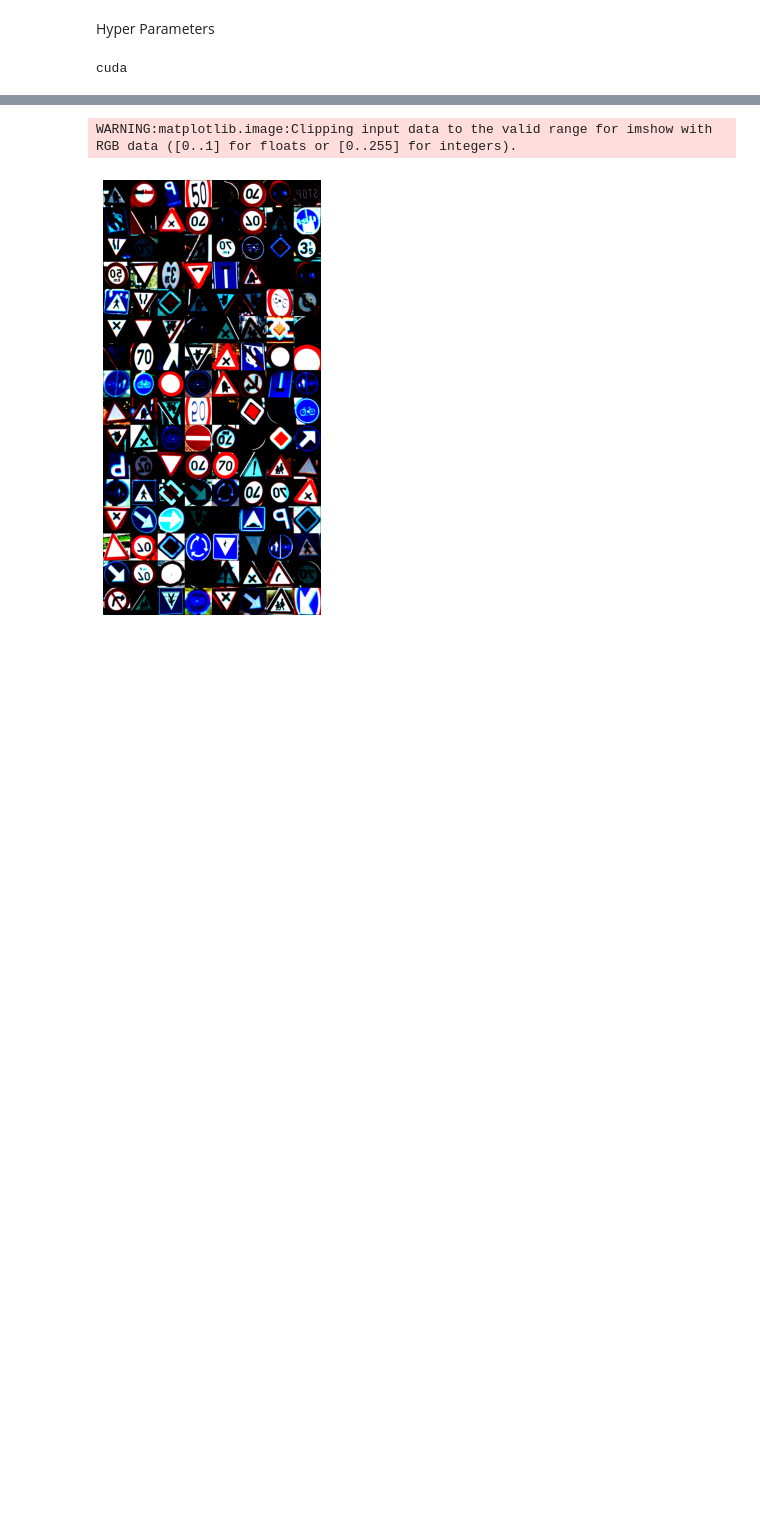
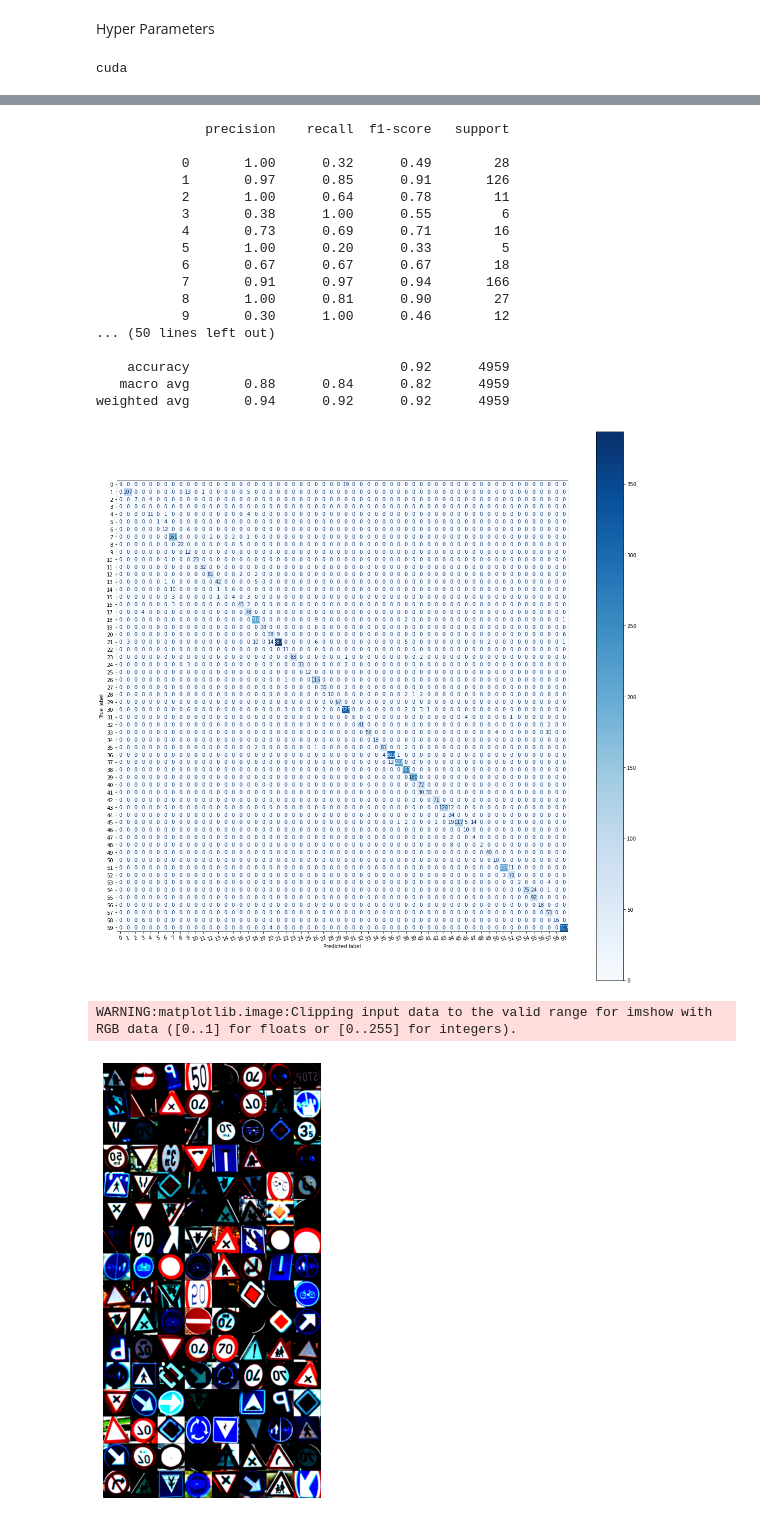
Before and after one commit to karmakarvishal/COMP6721_Group_T, a Jupyter notebook: Alexnet/Alexnet_BTSD.ipynb, the cells around one changed output, grey strips where cells are left out. Saved outputs shown, nothing was run; the diff lists cells and outputs as text; code cells hidden in the pictures; blank space fills up the shorter version.

```diff
--- a/Alexnet/Alexnet_BTSD.ipynb
+++ b/Alexnet/Alexnet_BTSD.ipynb
@@ -211,3 +272,46 @@ for epoch in range(num_epochs):
+# %%
+# Print confusion matrix
+import matplotlib.pyplot as pyplot
+import numpy as np
+import matplotlib.pyplot as plt
+from sklearn.datasets import make_classification
+from sklearn.metrics import confusion_matrix, ConfusionMatrixDisplay
+from sklearn.model_selection import train_test_split
+from sklearn.svm import SVC
+
+def plot_confusion_matrix(labels, pred_labels, classes):
+
+    fig = plt.figure(figsize = (20, 20));
+    ax = fig.add_subplot(1, 1, 1);
+    cm = confusion_matrix(labels, pred_labels);
+    cm = ConfusionMatrixDisplay(cm, display_labels = classes);
+    cm.plot(values_format = 'd', cmap = 'Blues', ax = ax)
+    plt.xticks(rotation = 20)
+
+labels_arr = range(0, num_classes)
+plot_confusion_matrix(lable_given_img, pred_y, labels_arr)
+
+from sklearn.metrics import classification_report
+print(classification_report(lable_given_img, pred_y))
+# %% [output]
+              precision    recall  f1-score   support
+
+           0       1.00      0.32      0.49        28
+           1       0.97      0.85      0.91       126
+           2       1.00      0.64      0.78        11
+           3       0.38      1.00      0.55         6
+           4       0.73      0.69      0.71        16
+           5       1.00      0.20      0.33         5
+           6       0.67      0.67      0.67        18
+           7       0.91      0.97      0.94       166
+           8       1.00      0.81      0.90        27
+           9       0.30      1.00      0.46        12
+... (50 lines left out)
+
+    accuracy                           0.92      4959
+   macro avg       0.88      0.84      0.82      4959
+weighted avg       0.94      0.92      0.92      4959
+[figure, added]
 # %%
 from torchvision.utils import make_grid
 import matplotlib.pyplot as plt
```
Also changed, not shown: parts of 14 cells of this notebook, 1 other file.
